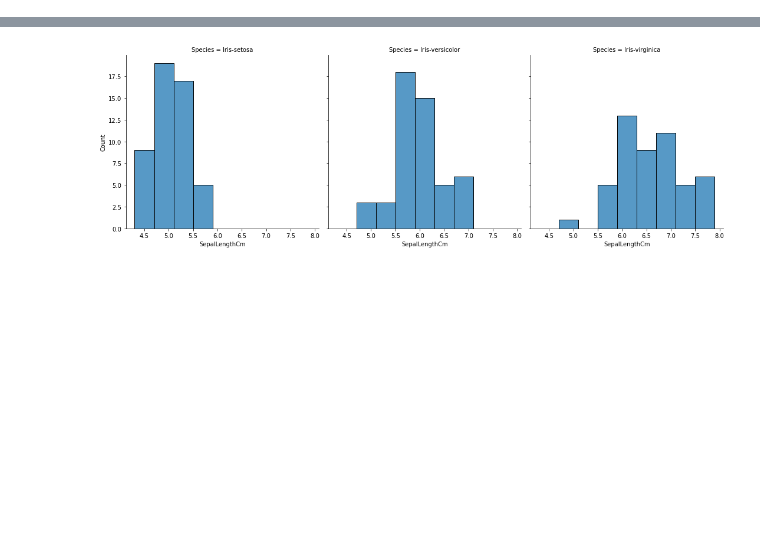
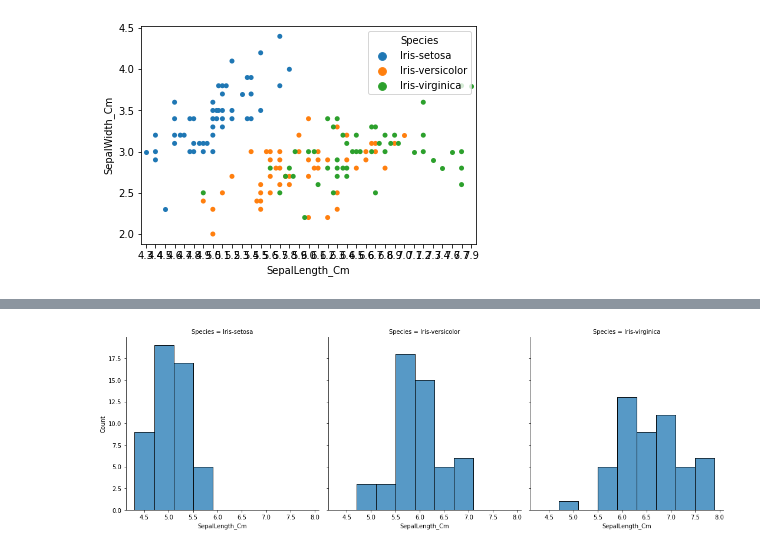
Before and after one commit to splitcomma/pands-project, a Jupyter notebook: analysis.ipynb, the cells around one changed output, grey strips where cells are left out. Cells and saved outputs as stored; diff of their text form; code cells hidden in the pictures; blank space fills up the shorter version.

```diff
--- a/analysis.ipynb
+++ b/analysis.ipynb
@@ -149,7 +149,9 @@ plt.savefig("images\joint_plot.png")
 # %%
-ax = sns.swarmplot("SepalLengthCm", "SepalWidthCm", data=irisData , hue = "Species")
+ax = sns.swarmplot("SepalLength_Cm", "SepalWidth_Cm", data=irisData , hue = "Species")
 # Saving the output result in PNG and store in the images folder
 plt.savefig("images\swarm_plot.png")
+# %% [output]
+[figure, added]
 # %%
 sns.pairplot(data=irisData, hue="Species", palette=["green", "red", "blue"])
 # Saving the output result in PNG and store in the images folder
```
Also changed, not shown: parts of 6 cells of this notebook, 12 other files.
